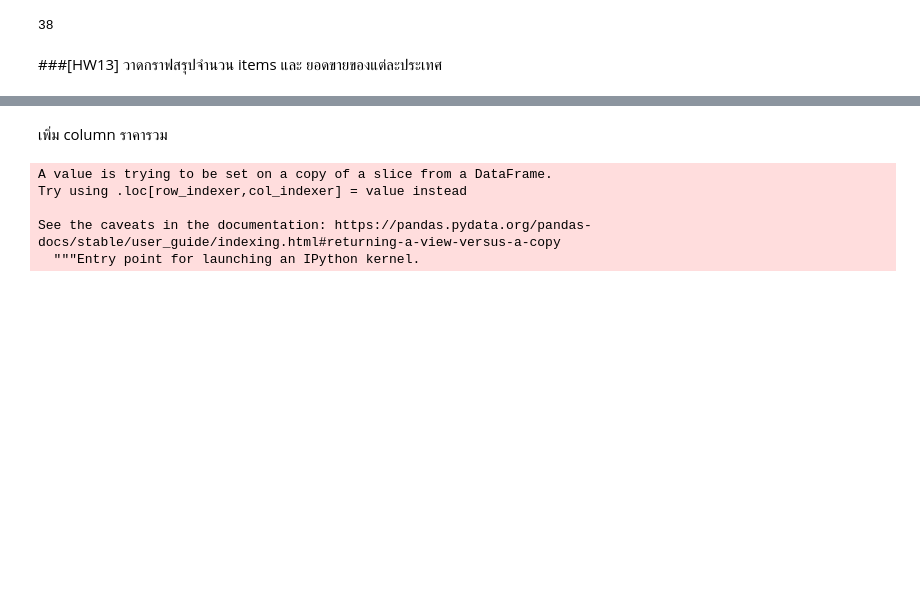
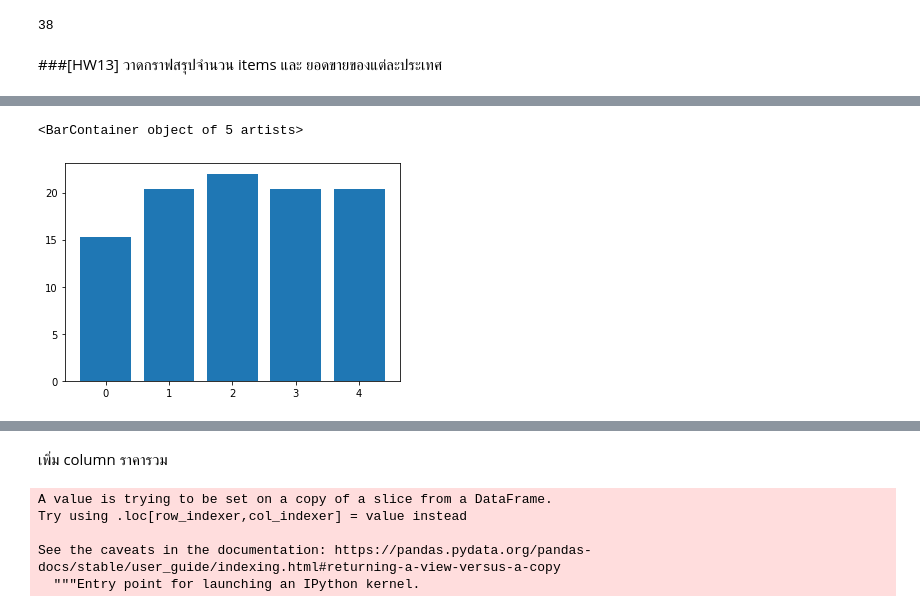
Before and after one commit to Kanyarat-S/DWDM21, a Jupyter notebook: Chapter6_Association_Rules.ipynb, the cells around one changed output, grey strips where cells are left out. Drawn from its saved outputs; the diff is of its cells as text; code cells hidden in the pictures; blank space fills up the shorter version.

```diff
--- a/Chapter6_Association_Rules.ipynb
+++ b/Chapter6_Association_Rules.ipynb
@@ -140,0 +181,10 @@ len(set(data['Country']))
+# %%
+import numpy as np
+labels = ['G1', 'G2', 'G3', 'G4', 'G5']
+sales = [15.30,20.34,22.00,20.34,20.34]
+Country = [0,1,2,3,4]
+# %%
+plt.bar([0,1,2,3,4],sales)
+# %% [output]
+<BarContainer object of 5 artists>
+[figure, added]
```
Also changed, not shown: parts of 12 cells of this notebook.
